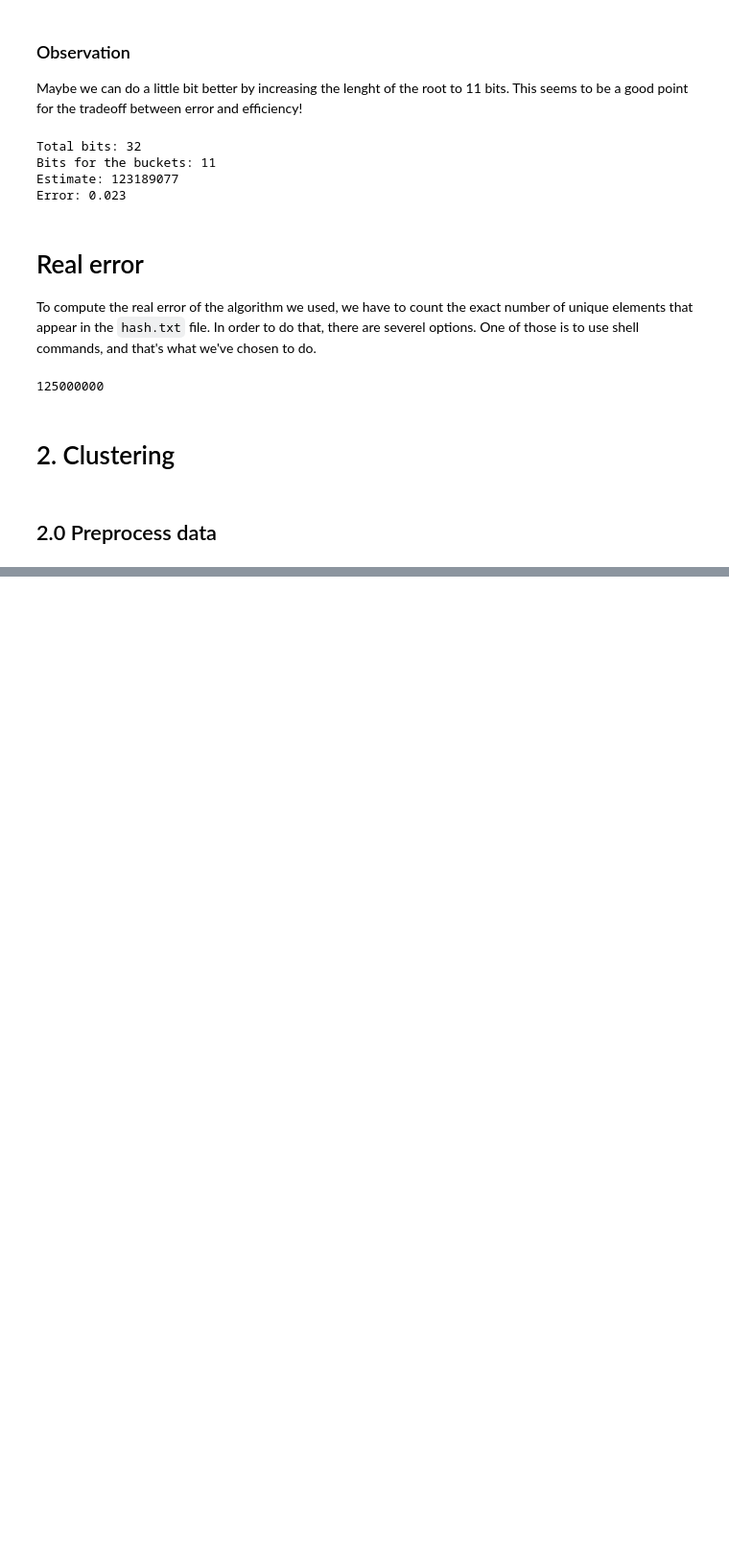
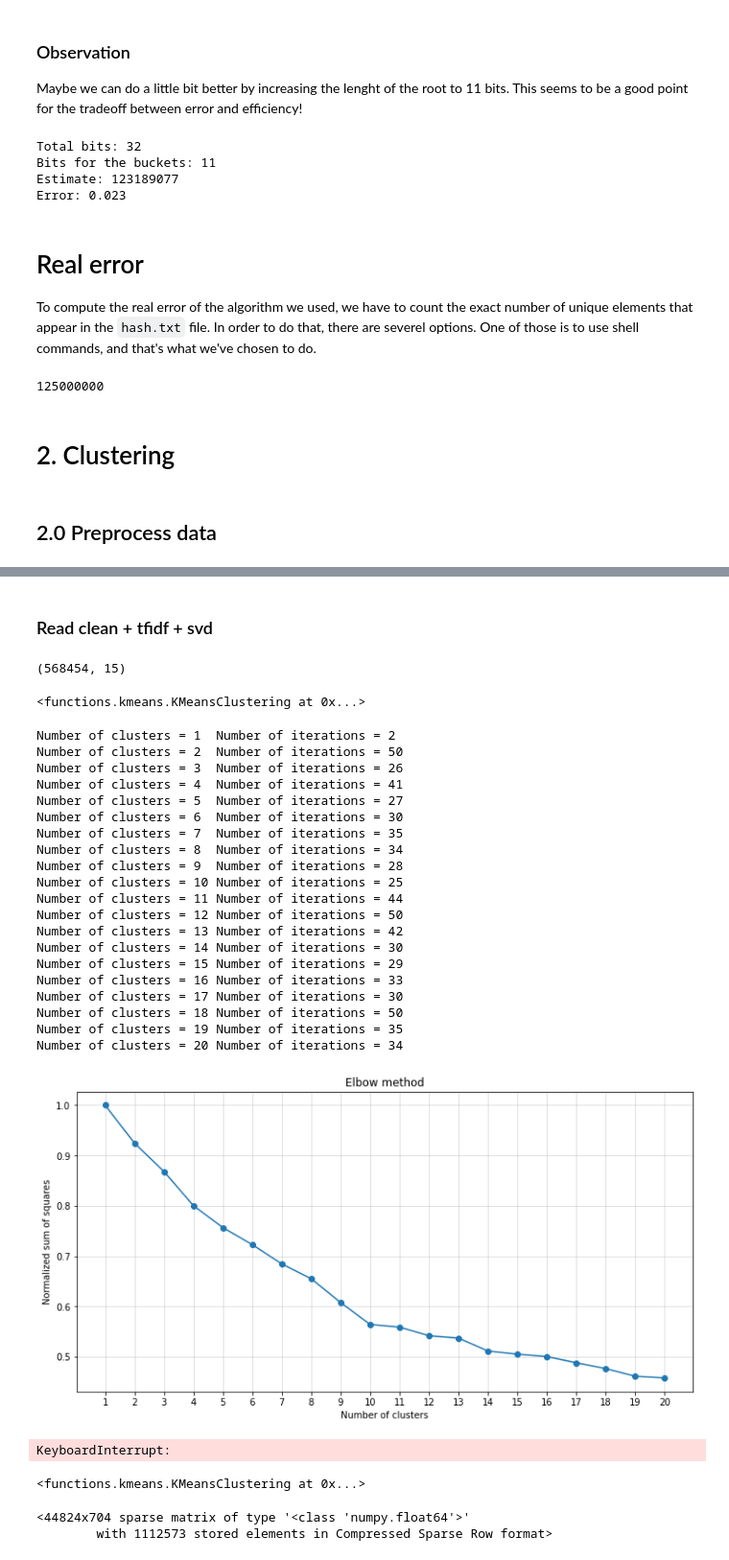
Before and after one commit to mikcnt/adm-homework-4, a Jupyter notebook: main.ipynb, the cells around one changed output, grey strips where cells are left out. Shown at 96% size. Saved outputs shown, nothing was run; the diff lists cells and outputs as text; code cells hidden in the pictures; blank space fills up the shorter version.

Commit message:
Temporary elbow plot

```diff
--- a/main.ipynb
+++ b/main.ipynb
@@ -93,2 +93,58 @@ data['Text'] = data['Text'].apply(clean_data)
 # %%
 data.to_csv('./data/clean_data.csv')
+# %% [markdown]
+### Read clean + tfidf + svd
+# %%
+clean_data_path = './data/clean_data.csv'
+clean_data = pd.read_csv(clean_data_path)
+clean_data['Text'].fillna('', inplace=True)
+# %%
+data_reduced = tfidf_svd(clean_data['Text'])
+# %%
+data_reduced.shape
+# %% [output]
+(568454, 15)
+# %%
+# We are going to use the elbow method to select number of clusters at some point!
+model = KMeansClustering(n_clusters=10)
+
+model.fit(data_reduced)
+# %% [output]
+<functions.kmeans.KMeansClustering at 0x...>
+# %%
+elbow_method(data_reduced, K=20)
+# %% [output]
+Number of clusters = 1  Number of iterations = 2
+Number of clusters = 2  Number of iterations = 50
+Number of clusters = 3  Number of iterations = 26
+Number of clusters = 4  Number of iterations = 41
+Number of clusters = 5  Number of iterations = 27
+Number of clusters = 6  Number of iterations = 30
+Number of clusters = 7  Number of iterations = 35
+Number of clusters = 8  Number of iterations = 34
+Number of clusters = 9  Number of iterations = 28
+Number of clusters = 10 Number of iterations = 25
+Number of clusters = 11 Number of iterations = 44
+Number of clusters = 12 Number of iterations = 50
+Number of clusters = 13 Number of iterations = 42
+Number of clusters = 14 Number of iterations = 30
+Number of clusters = 15 Number of iterations = 29
+Number of clusters = 16 Number of iterations = 33
+Number of clusters = 17 Number of iterations = 30
+Number of clusters = 18 Number of iterations = 50
+Number of clusters = 19 Number of iterations = 35
+Number of clusters = 20 Number of iterations = 34
+[figure, added]
+# %%
+# We are going to use the elbow method to select number of clusters at some point!
+model = KMeansClustering(n_clusters=10)
+
+model.fit(data_reduced)
+# %% [output]
+KeyboardInterrupt:
+# %%
+model = KMeansClustering(n_clusters=10)
+
+model.fit(X)
+# %% [output]
+<functions.kmeans.KMeansClustering at 0x...>
@@ -94,0 +155,7 @@ data.to_csv('./data/clean_data.csv')
+# %%
+vect = TfidfVectorizer(min_df=0.01, max_df=0.4)
+vecs = vect.fit_transform(test)
+vecs
+# %% [output]
+<44824x704 sparse matrix of type '<class 'numpy.float64'>'
+        with 1112573 stored elements in Compressed Sparse Row format>
```
Also changed, not shown: parts of 11 cells of this notebook.
